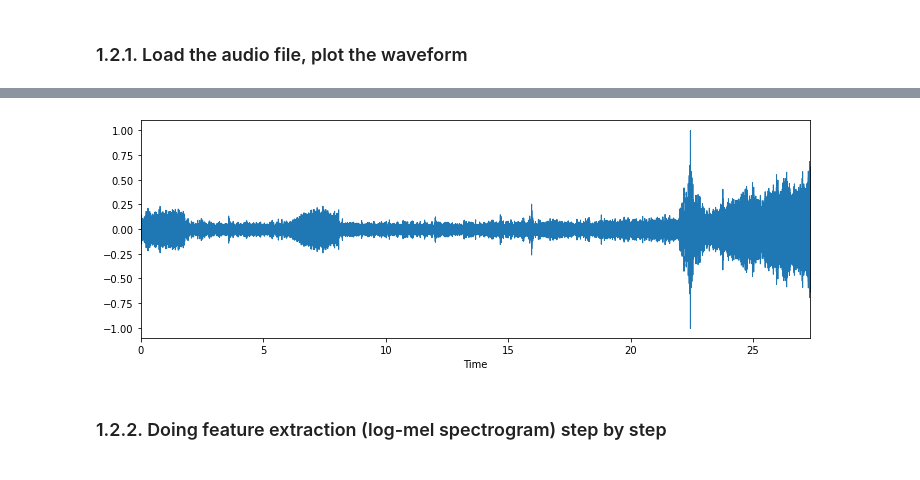
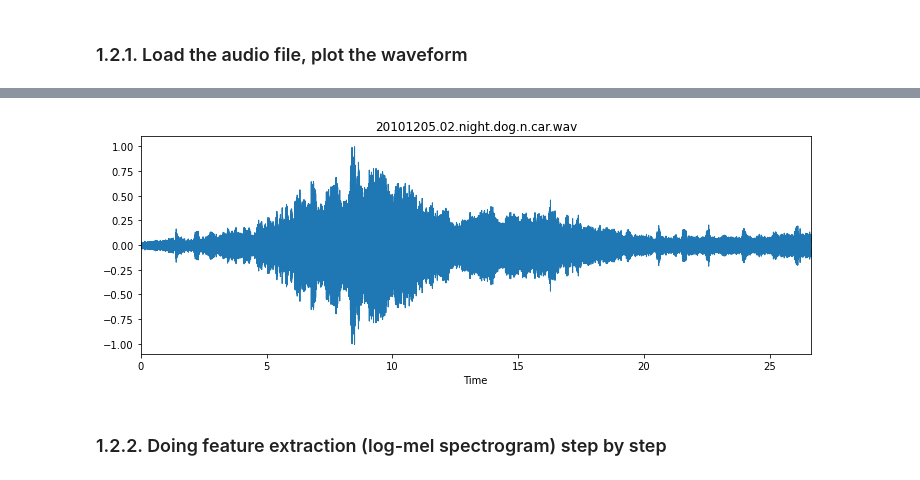
Before and after one commit to DK-Nguyen/audio-captioning-sub-sampling, a Jupyter notebook: notebooks/demo-audio-cap.ipynb, the cells around one changed output, grey strips where cells are left out. Saved outputs shown, nothing was run; the diff lists cells and outputs as text; code cells hidden in the pictures.

```diff
--- a/notebooks/demo-audio-cap.ipynb
+++ b/notebooks/demo-audio-cap.ipynb
@@ -177,22 +190,23 @@ output_dir = Path('demo_data/pickles')
 # %%
 from IPython.display import display, Audio
 from demo_functions import load_audio_file_demo
 import librosa.display
 import matplotlib.pyplot as plt
 
-csv_entry = csv_dev[0]
+csv_entry = csv_dev[1]
 file_name_audio = csv_entry['file_name']
 audio_file_path = Path('demo_data/clotho_audio_files') / file_name_audio
 sample_rate = 44100
 audio = load_audio_file_demo(audio_file=audio_file_path,
                                sr=sample_rate, mono=True)
 display(Audio(audio_file_path))
 plt.figure(figsize=(12, 4))
 librosa.display.waveplot(audio, sr=sample_rate)
+plt.title(file_name_audio)
 plt.show()
 # %% [output]
 [interactive output not drawn]
-[figure, old version]
+[figure, new version]
 # %% [markdown]
 ### 1.2.2. Doing feature extraction (log-mel spectrogram) step by step
 # %% [markdown]
```
Also changed, not shown: parts of 19 cells of this notebook, 13 other files.
